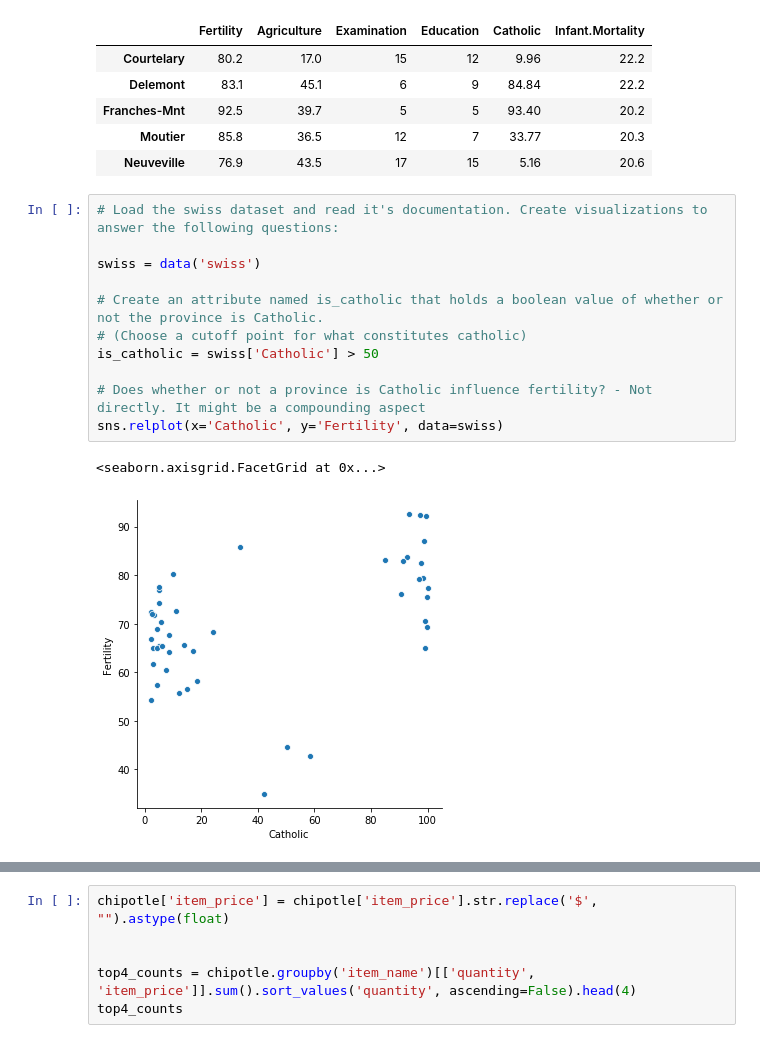
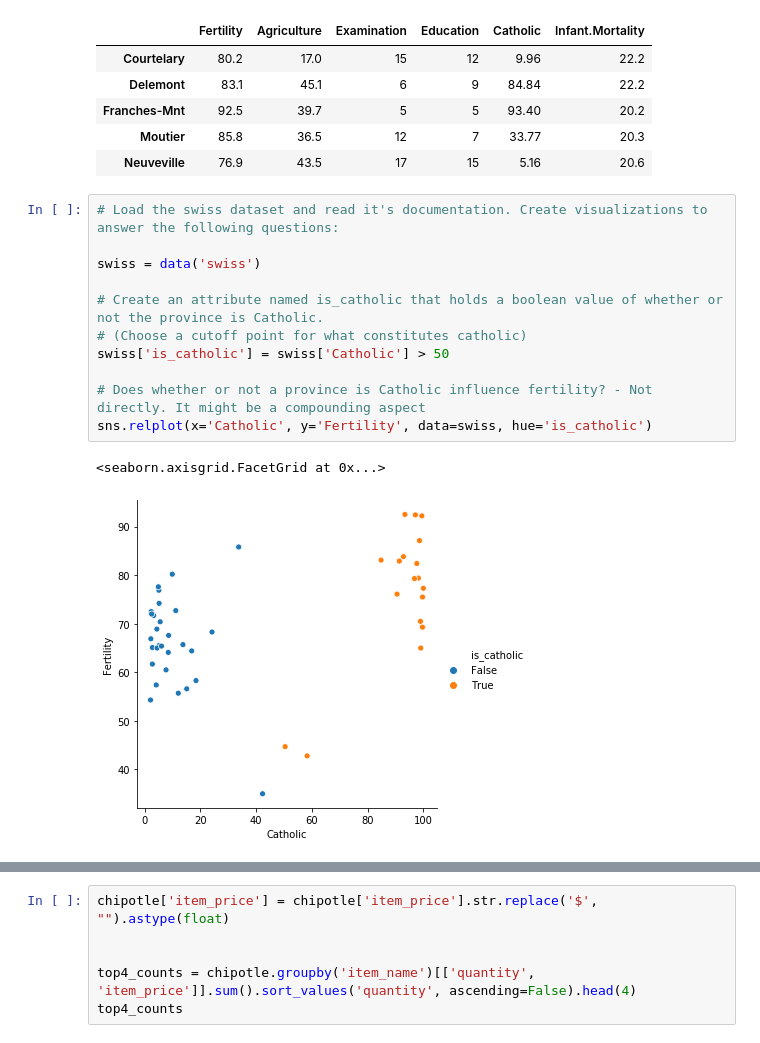
Before and after one commit to datastraine/numpy-pandas-visualization-exercises, a Jupyter notebook: seaborn_exercises.ipynb, the cells around one changed output, grey strips where cells are left out. Saved outputs shown, nothing was run; the diff lists cells and outputs as text.

```diff
--- a/seaborn_exercises.ipynb
+++ b/seaborn_exercises.ipynb
@@ -164,16 +158,16 @@ swiss.head()
 # %%
 # Load the swiss dataset and read it's documentation. Create visualizations to answer the following questions:
 
 swiss = data('swiss')
 
 # Create an attribute named is_catholic that holds a boolean value of whether or not the province is Catholic.
 # (Choose a cutoff point for what constitutes catholic)
-is_catholic = swiss['Catholic'] > 50
+swiss['is_catholic'] = swiss['Catholic'] > 50
 
 # Does whether or not a province is Catholic influence fertility? - Not directly. It might be a compounding aspect
-sns.relplot(x='Catholic', y='Fertility', data=swiss)
+sns.relplot(x='Catholic', y='Fertility', data=swiss, hue='is_catholic')
 # %% [output]
 <seaborn.axisgrid.FacetGrid at 0x...>
-[figure, old version]
+[figure, new version]
 # %%
 # What measure correlates most strongly with fertility? - Education is moderatly positively correlated
```
Also changed, not shown: parts of 8 cells of this notebook.
